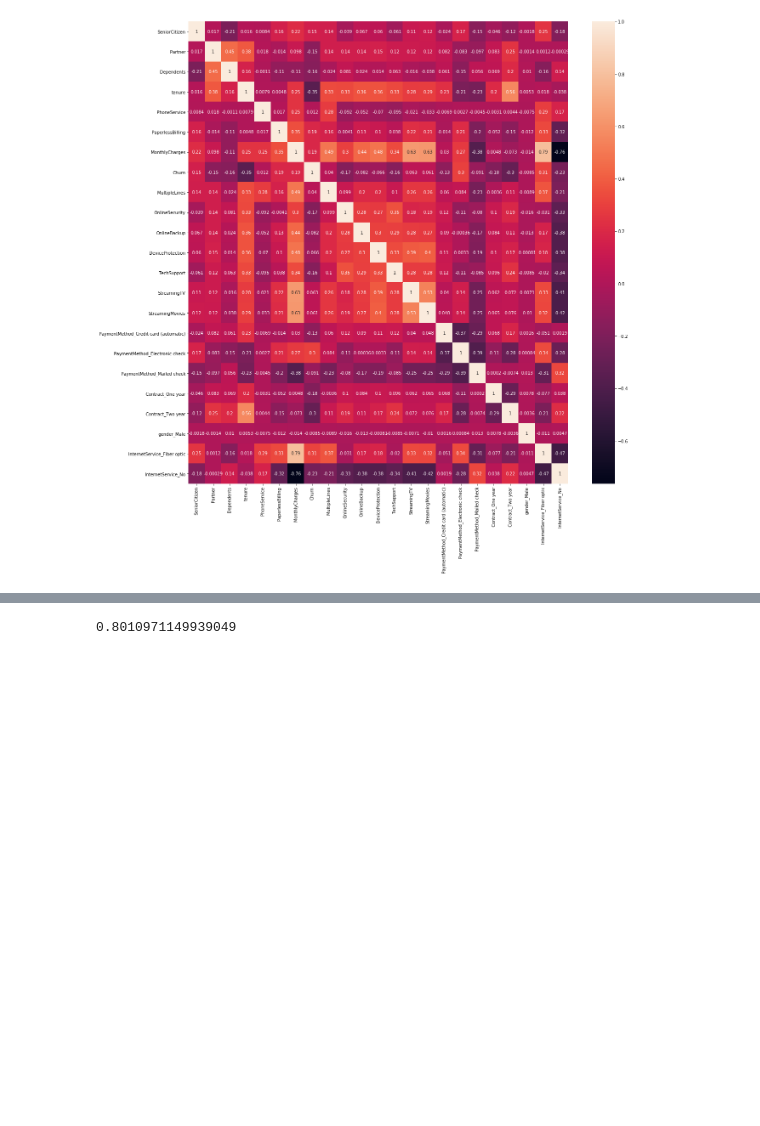
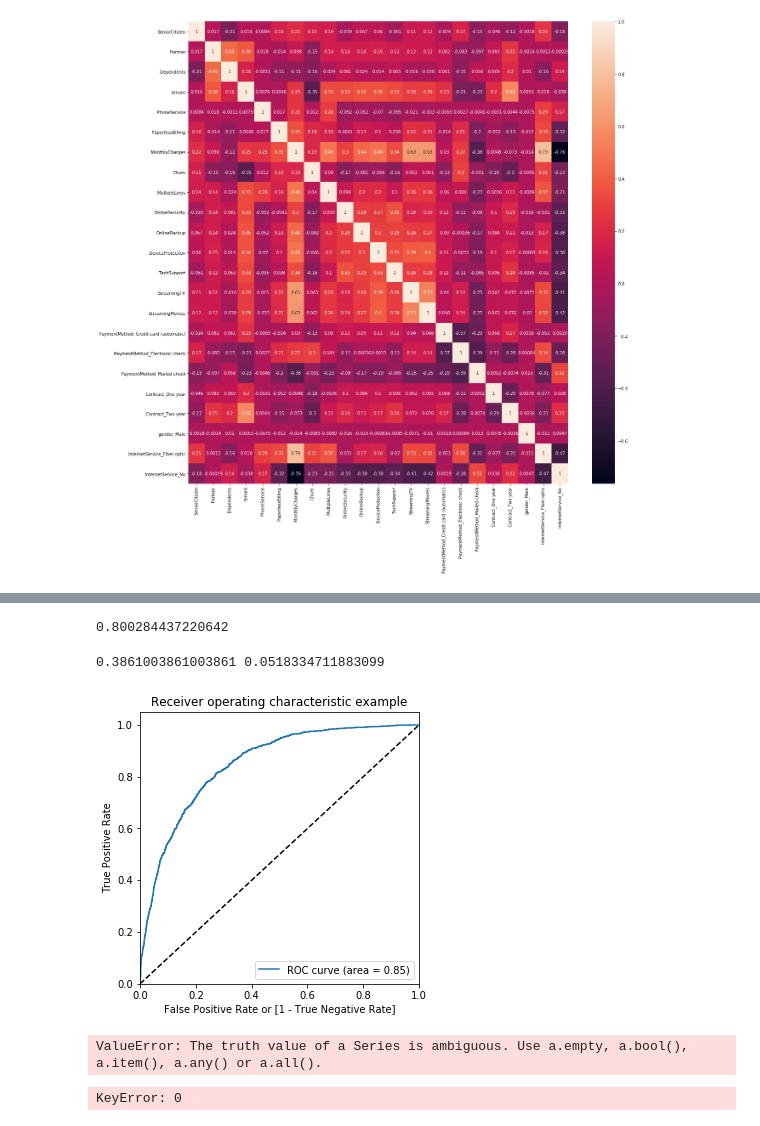
Before and after one commit to ashwinijindal10/pgdm-code, a Jupyter notebook: ML1/Logistic Regression.ipynb, the cells around one changed output, grey strips where cells are left out. Cells and saved outputs as stored; diff of their text form; code cells hidden in the pictures; blank space fills up the shorter version.

```diff
--- a/ML1/Logistic Regression.ipynb
+++ b/ML1/Logistic Regression.ipynb
@@ -313,13 +319,80 @@ Generalized Linear Model Regression Results
 # %%
-from sklearn import metrics
 
 y_train_pred= m.predict(sm.add_constant(x_train[cols]))
-y_train_pred_result =y_train_pred.map(lambda s : 1 if s >0.5 else 0 )
+y_train_pred_result =y_train_pred.map(lambda s : 1 if s >0.6 else 0 )
 
-conusion = metrics.confusion_matrix(y_train,y_train_pred_result )
+confusion = metrics.confusion_matrix(y_train,y_train_pred_result )
 
 metrics.accuracy_score(y_train,y_train_pred_result )
 
 #3250+693/ (3250+693+372+607)
 # %% [output]
-0.8010971149939049
+0.800284437220642
+# %%
+confusion
+
+#Actual/ predict  NOT CHURN | CHURN
+#      NOT CHURN  True Neg.   False Pos.
+#         CHURN   False Neg.  True Pos.
+
+TN=confusion[0][0]
+TP=confusion[1][1]
+FP=confusion[0][1]
+FN=confusion[1][0]
+
+
+TP_rate= TP / (TP+FN)
+FP_rate= FP / (FP+TN)
+
+print (TP_rate, FP_rate)
+# %% [output]
+0.3861003861003861 0.0518334711883099
+# %%
+def draw_roc( actual, probs ):
+    fpr, tpr, thresholds = metrics.roc_curve( actual, probs,
+                                              drop_intermediate = False )
+    auc_score = metrics.roc_auc_score( actual, probs )
+    plt.figure(figsize=(5, 5))
+    plt.plot( fpr, tpr, label='ROC curve (area = %0.2f)' % auc_score )
+    plt.plot([0, 1], [0, 1], 'k--')
+    plt.xlim([0.0, 1.0])
+    plt.ylim([0.0, 1.05])
+    plt.xlabel('False Positive Rate or [1 - True Negative Rate]')
+    plt.ylabel('True Positive Rate')
+    plt.title('Receiver operating characteristic example')
+    plt.legend(loc="lower right")
+    plt.show()
+
+    return None
+
+draw_roc(y_train,y_train_pred)
+# %% [output]
+[figure, added]
+# %%
+numbers= [n/10 for n in range(10)]
+for n in numbers:
+    y_train_pred[n]= y_train_pred.map(lambda s: 1 if s >n else 0 )
+
+y_train_pred
+# %% [output]
+ValueError: The truth value of a Series is ambiguous. Use a.empty, a.bool(), a.item(), a.any() or a.all().
+# %%
+
+
+
+
+
+cutoff_df = pd.DataFrame( columns = ['prob','accuracy','sensi','speci'])
+
+num = [0.0,0.1,0.2,0.3,0.4,0.5,0.6,0.7,0.8,0.9]
+for i in num:
+    cm1 = metrics.confusion_matrix(y_train, y_train_pred[i] )
+    total1=sum(sum(cm1))
+    accuracy = (cm1[0,0]+cm1[1,1])/total1
+
+    speci = cm1[0,0]/(cm1[0,0]+cm1[0,1])
+    sensi = cm1[1,1]/(cm1[1,0]+cm1[1,1])
+    cutoff_df.loc[i] =[ i ,accuracy,sensi,speci]
+print(cutoff_df)
+# %% [output]
+KeyError: 0
```
Also changed, not shown: parts of 7 cells of this notebook, 5 other files.
